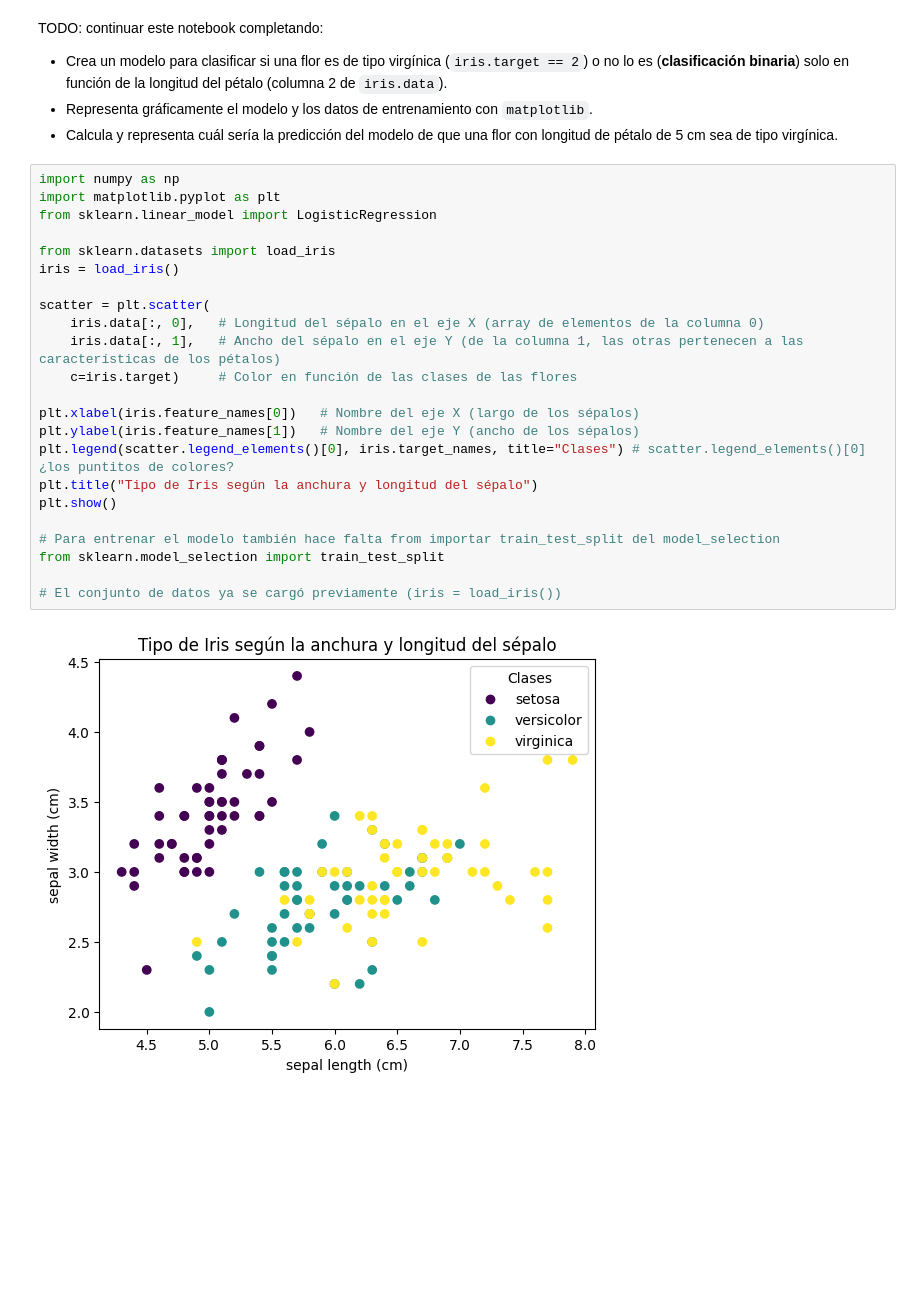
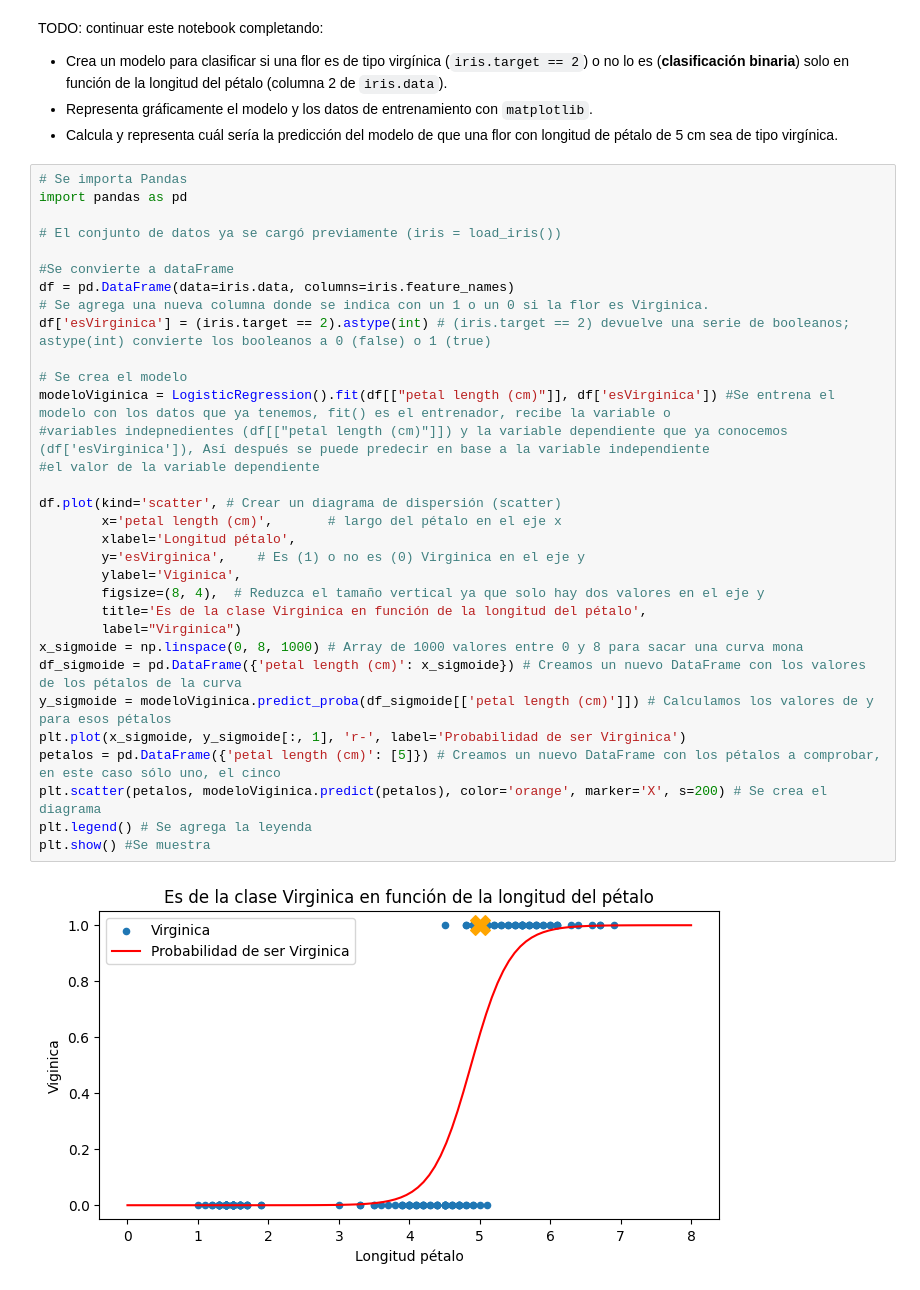
Before and after one commit to madameWebb/python-ejercicios, a Jupyter notebook: tareaClasificacionBinaria.ipynb, the cells around one changed output. Drawn from its saved outputs; the diff is of its cells as text; blank space fills up the shorter version.

````diff
--- a/tareaClasificacionBinaria.ipynb
+++ b/tareaClasificacionBinaria.ipynb
@@ -107,28 +107,37 @@ TODO: continuar este notebook completando:
 - Crea un modelo para clasificar si una flor es de tipo virgínica (```iris.target == 2```) o no lo es (**clasificación binaria**) solo en función de la longitud del pétalo (columna 2 de ```iris.data```).
 - Representa gráficamente el modelo y los datos de entrenamiento con ```matplotlib```.
 - Calcula y representa cuál sería la predicción del modelo de que una flor con longitud de pétalo de 5 cm sea de tipo virgínica.
-# %%
-import numpy as np
-import matplotlib.pyplot as plt
-from sklearn.linear_model import LogisticRegression
-
-from sklearn.datasets import load_iris
-iris = load_iris()
-
-scatter = plt.scatter(
-    iris.data[:, 0],   # Longitud del sépalo en el eje X (array de elementos de la columna 0)
-    iris.data[:, 1],   # Ancho del sépalo en el eje Y (de la columna 1, las otras pertenecen a las características de los pétalos)
-    c=iris.target)     # Color en función de las clases de las flores
-
-plt.xlabel(iris.feature_names[0])   # Nombre del eje X (largo de los sépalos)
-plt.ylabel(iris.feature_names[1])   # Nombre del eje Y (ancho de los sépalos)
-plt.legend(scatter.legend_elements()[0], iris.target_names, title="Clases") # scatter.legend_elements()[0] ¿los puntitos de colores?
-plt.title("Tipo de Iris según la anchura y longitud del sépalo")
-plt.show()
-
-# Para entrenar el modelo también hace falta from importar train_test_split del model_selection
-from sklearn.model_selection import train_test_split
-
-# El conjunto de datos ya se cargó previamente (iris = load_iris())
-# %% [output]
-[figure, removed]
+# %%
+# Se importa Pandas
+import pandas as pd
+
+# El conjunto de datos ya se cargó previamente (iris = load_iris())
+
+#Se convierte a dataFrame
+df = pd.DataFrame(data=iris.data, columns=iris.feature_names)
+# Se agrega una nueva columna donde se indica con un 1 o un 0 si la flor es Virginica.
+df['esVirginica'] = (iris.target == 2).astype(int) # (iris.target == 2) devuelve una serie de booleanos; astype(int) convierte los booleanos a 0 (false) o 1 (true)
+
+# Se crea el modelo
+modeloViginica = LogisticRegression().fit(df[["petal length (cm)"]], df['esVirginica']) #Se entrena el modelo con los datos que ya tenemos, fit() es el entrenador, recibe la variable o
+#variables indepnedientes (df[["petal length (cm)"]]) y la variable dependiente que ya conocemos (df['esVirginica']), Así después se puede predecir en base a la variable independiente
+#el valor de la variable dependiente
+
+df.plot(kind='scatter', # Crear un diagrama de dispersión (scatter)
+        x='petal length (cm)',       # largo del pétalo en el eje x
+        xlabel='Longitud pétalo',
+        y='esVirginica',    # Es (1) o no es (0) Virginica en el eje y
+        ylabel='Viginica',
+        figsize=(8, 4),  # Reduzca el tamaño vertical ya que solo hay dos valores en el eje y
+        title='Es de la clase Virginica en función de la longitud del pétalo',
+        label="Virginica")
+x_sigmoide = np.linspace(0, 8, 1000) # Array de 1000 valores entre 0 y 8 para sacar una curva mona
+df_sigmoide = pd.DataFrame({'petal length (cm)': x_sigmoide}) # Creamos un nuevo DataFrame con los valores de los pétalos de la curva
+y_sigmoide = modeloViginica.predict_proba(df_sigmoide[['petal length (cm)']]) # Calculamos los valores de y para esos pétalos
+plt.plot(x_sigmoide, y_sigmoide[:, 1], 'r-', label='Probabilidad de ser Virginica')
+petalos = pd.DataFrame({'petal length (cm)': [5]}) # Creamos un nuevo DataFrame con los pétalos a comprobar, en este caso sólo uno, el cinco
+plt.scatter(petalos, modeloViginica.predict(petalos), color='orange', marker='X', s=200) # Se crea el diagrama
+plt.legend() # Se agrega la leyenda
+plt.show() #Se muestra
+# %% [output]
+[figure, added]
````
Also changed, not shown: 1 other file.
